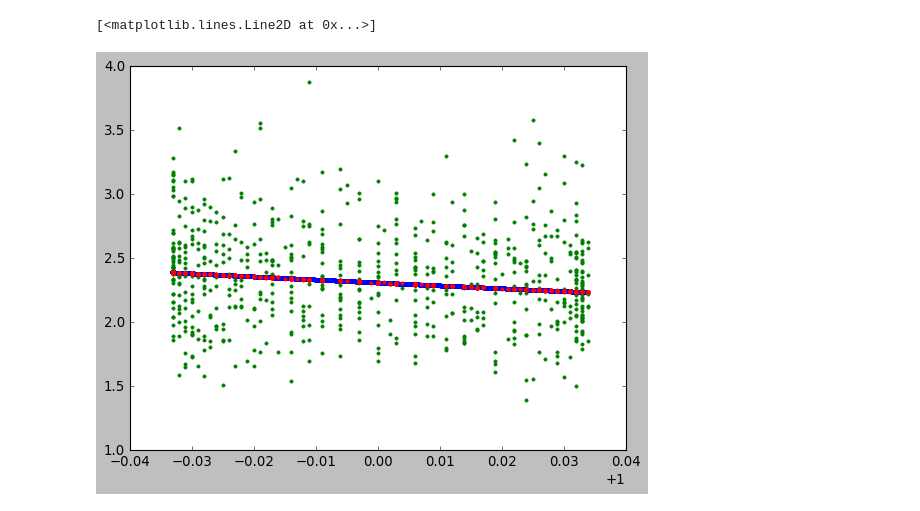
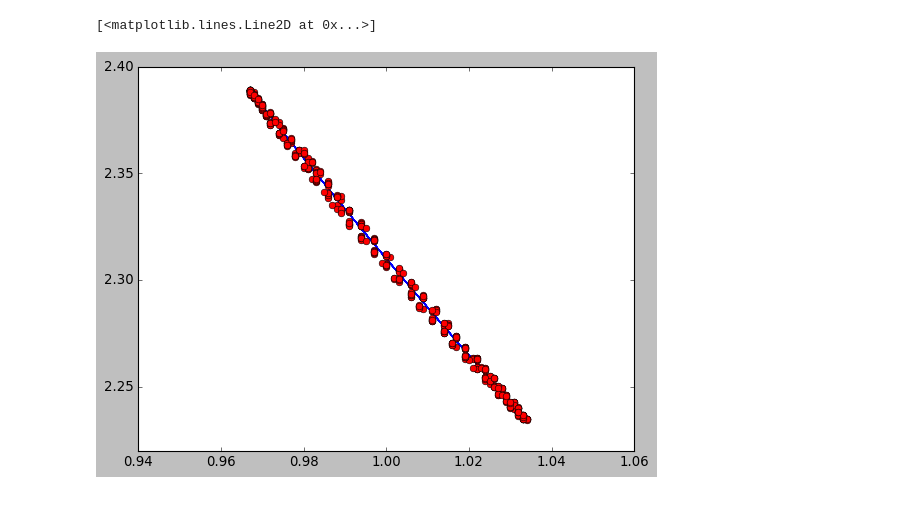
Before and after one commit to SaeedAnsarifard/NeuMod, a Jupyter notebook: Tutorial.ipynb, the cells around one changed output. Cells and saved outputs as stored; diff of their text form; code cells hidden in the pictures.

Commit message:
working on framework

```diff
--- a/Tutorial.ipynb
+++ b/Tutorial.ipynb
@@ -39,9 +36,10 @@ print(frame.borom_unoscilated_total)
 # %%
-bin_predict,dpredict = SuperkPrediction(frame.data,frame.total_days,total_event,frame.distance)
+flux,dist,day = SuperkPrediction(frame.data,frame.total_days,total_event,frame.distance,frame.day)
 # %%
-plt.plot(frame.distance**2,0.44*total_event,'.')
-plt.plot(frame.data[:,6],frame.data[:,3],'.')
-plt.plot(frame.data[:,6],0.44*bin_predict,'.')
+plt.xlim(0.94,1.06)
+plt.plot(frame.distance**2,0.44*total_event,'b-')
+#plt.plot(frame.data[:,6],frame.data[:,3],'g.')
+plt.plot(frame.data[:,6],0.44*flux,'ro')
 # %% [output]
 [<matplotlib.lines.Line2D at 0x...>]
-[figure, old version]
+[figure, new version]
```
Also changed, not shown: parts of 10 cells of this notebook, 1 other file.
